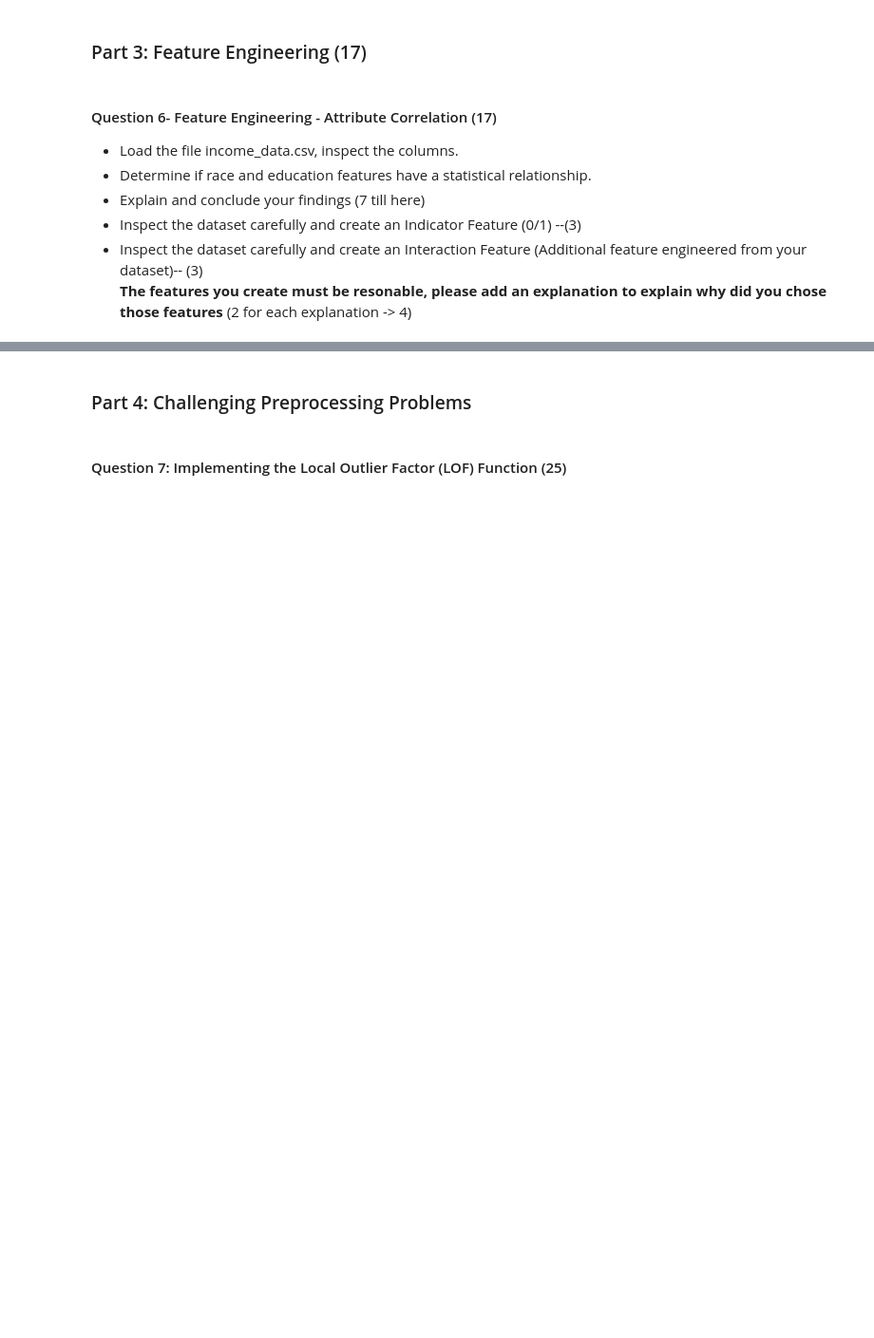
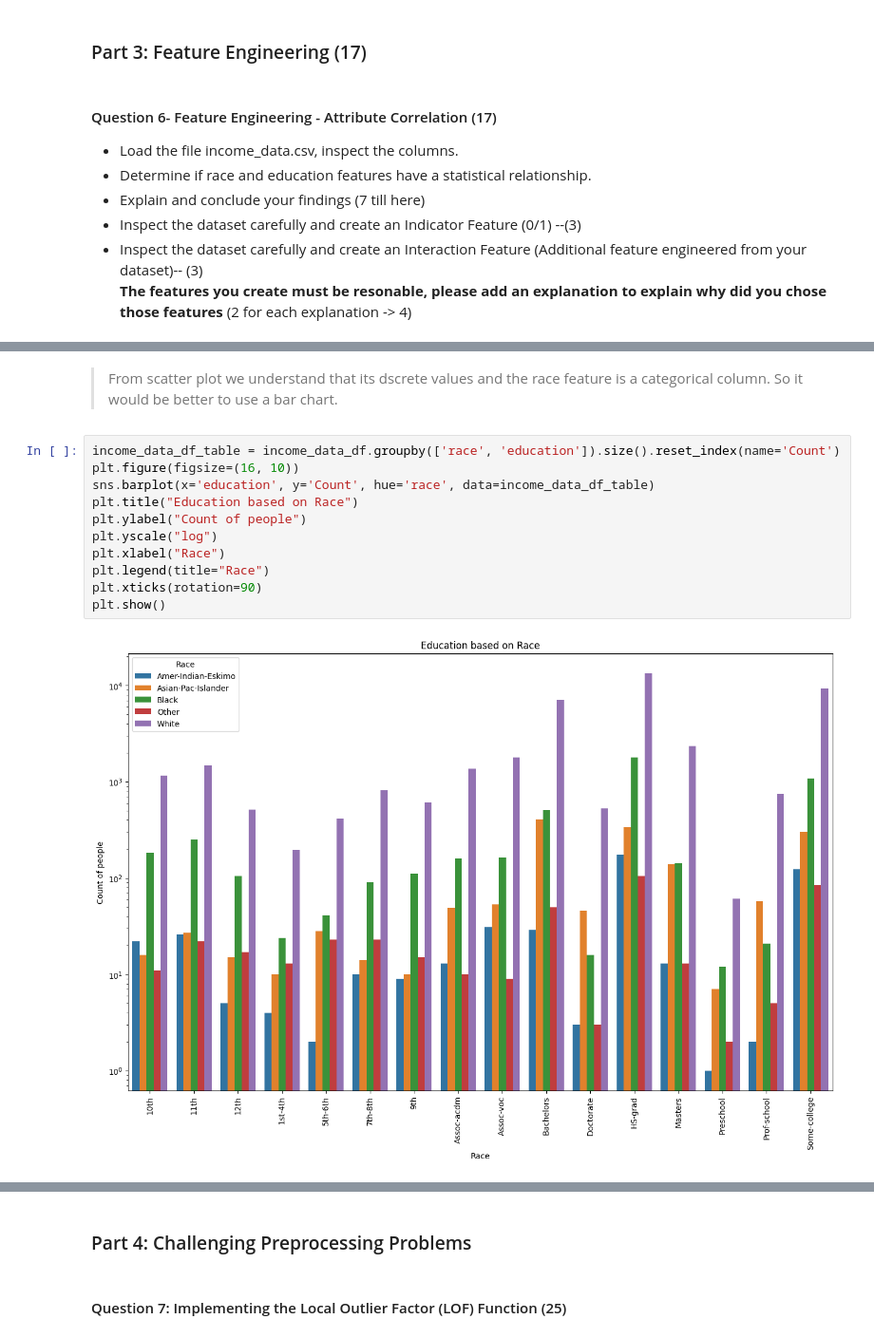
Before and after one commit to NikhilShankar/CSCN-8245-MLProgramming, a Jupyter notebook: Assignment-2/NikhilShankarChirakkalSivasankaran_2_Assignment_2.ipynb, the cells around one changed output, grey strips where cells are left out. Shown at 95% size. Drawn from its saved outputs; the diff is of its cells as text; blank space fills up the shorter version.

```diff
--- a/Assignment-2/Assignment2.ipynb
+++ b/Assignment-2/NikhilShankarChirakkalSivasankaran_2_Assignment_2.ipynb
@@ -869,0 +882,15 @@ __The features you create must be resonable, please add an explanation to explai
+# %% [markdown]
+> From scatter plot we understand that its dscrete values and the race feature is a categorical column. So it would be better to use a bar chart.
+# %%
+income_data_df_table = income_data_df.groupby(['race', 'education']).size().reset_index(name='Count')
+plt.figure(figsize=(16, 10))
+sns.barplot(x='education', y='Count', hue='race', data=income_data_df_table)
+plt.title("Education based on Race")
+plt.ylabel("Count of people")
+plt.yscale("log")
+plt.xlabel("Race")
+plt.legend(title="Race")
+plt.xticks(rotation=90)
+plt.show()
+# %% [output]
+[figure, added]
```
Also changed, not shown: parts of 28 cells of this notebook, 3 other files.
